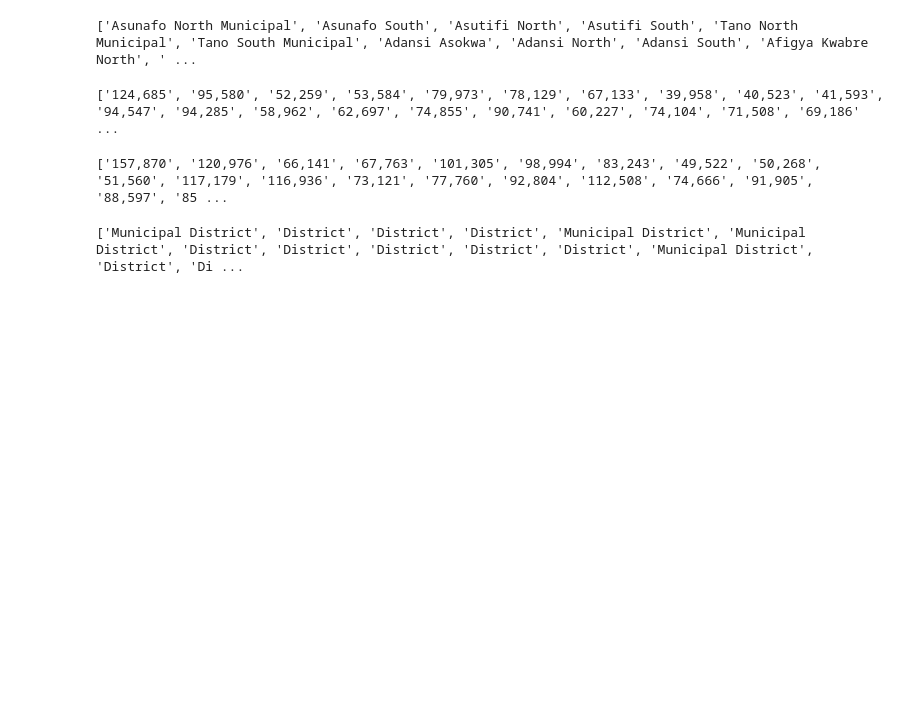
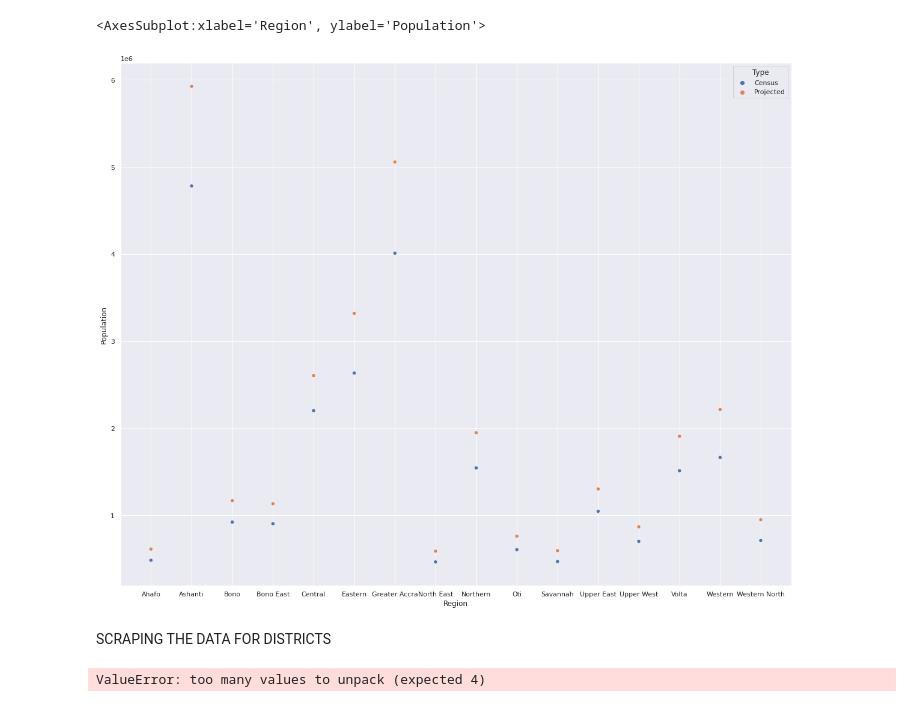
Before and after one commit to Aduboahen/Scrape_GH_Districts, a Jupyter notebook: gh_regional-and-district_population_data.ipynb, the cells around one changed output. Saved outputs shown, nothing was run; the diff lists cells and outputs as text; code cells hidden in the pictures; blank space fills up the shorter version.

```diff
--- a/gh_regional-and-district_population_data.ipynb
+++ b/gh_regional-and-district_population_data.ipynb
@@ -38,0 +84,7 @@ print(reg_pop.head())
+# %%
+sns.scatterplot(x='Region', y='Population', hue='Type', data=newreg_pop)
+# %% [output]
+<AxesSubplot:xlabel='Region', ylabel='Population'>
+[figure, added]
+# %% [markdown]
+SCRAPING THE DATA FOR DISTRICTS
@@ -39,48 +96,23 @@ print(reg_pop.head())
 # %%
-districts=[]
+#scraping thr data for districts
+
+
 dbi=2
+
 while dbi<33:
+
     district=data.xpath(f'/html/body/article/table/tbody{[dbi]}/tr/td/a/span/text()')
-    for dist in district:
+    census=data.xpath(f'/html/body/article/table/tbody{[dbi]}/tr/td[3]/text()')
+    proj_pop=data.xpath(f'/html/body/article/table/tbody{[dbi]}/tr/td[4]/text()')
+    dist_type=data.xpath(f'/html/body/article/table/tbody{[dbi]}/tr/td[2]/text()')
+
+    for (dist,popn1,popn2,name) in (district,census,proj_pop,dist_type):
         districts.append(dist)
+        dist_cen_pop.append(popn)
+        dist_proj_pop.append(popn)
+        status.append(name)
     dbi+=2
 
-print(districts)
+#print(districts)
 # %% [output]
-['Asunafo North Municipal', 'Asunafo South', 'Asutifi North', 'Asutifi South', 'Tano North Municipal', 'Tano South Municipal', 'Adansi Asokwa', 'Adansi North', 'Adansi South', 'Afigya Kwabre North', ' ...
+ValueError: too many values to unpack (expected 4)
-# %%
-dist_cen_pop=[]
-dbi=2
-while dbi<33:
-    census=data.xpath(f'/html/body/article/table/tbody{[dbi]}/tr/td[3]/text()')
-    for popn in census:
-        dist_cen_pop.append(popn)
-    dbi+=2
-
-print(dist_cen_pop)
-# %% [output]
-['124,685', '95,580', '52,259', '53,584', '79,973', '78,129', '67,133', '39,958', '40,523', '41,593', '94,547', '94,285', '58,962', '62,697', '74,855', '90,741', '60,227', '74,104', '71,508', '69,186' ...
-# %%
-dist_proj_pop=[]
-dbi=2
-while dbi<33:
-    proj_pop=data.xpath(f'/html/body/article/table/tbody{[dbi]}/tr/td[4]/text()')
-    for popn in proj_pop:
-        dist_proj_pop.append(popn)
-    dbi+=2
-
-print(dist_proj_pop)
-# %% [output]
-['157,870', '120,976', '66,141', '67,763', '101,305', '98,994', '83,243', '49,522', '50,268', '51,560', '117,179', '116,936', '73,121', '77,760', '92,804', '112,508', '74,666', '91,905', '88,597', '85 ...
-# %%
-status=[]
-dbi=2
-while dbi<33:
-    dist_type=data.xpath(f'/html/body/article/table/tbody{[dbi]}/tr/td[2]/text()')
-    for name in dist_type:
-        status.append(name)
-    dbi+=2
-
-print(status)
-# %% [output]
-['Municipal District', 'District', 'District', 'District', 'Municipal District', 'Municipal District', 'District', 'District', 'District', 'District', 'District', 'Municipal District', 'District', 'Di ...
```
Also changed, not shown: parts of 11 cells of this notebook.
